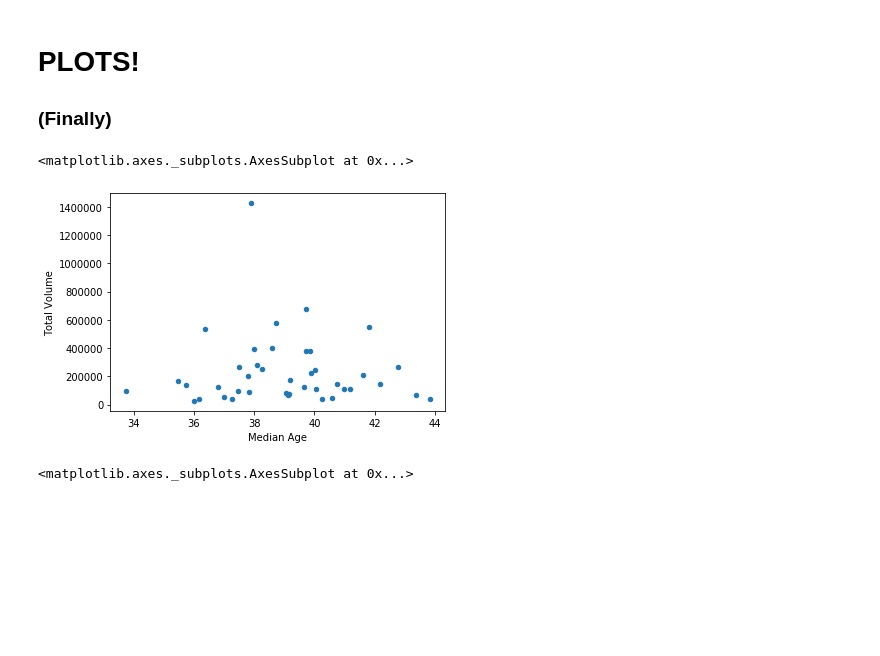
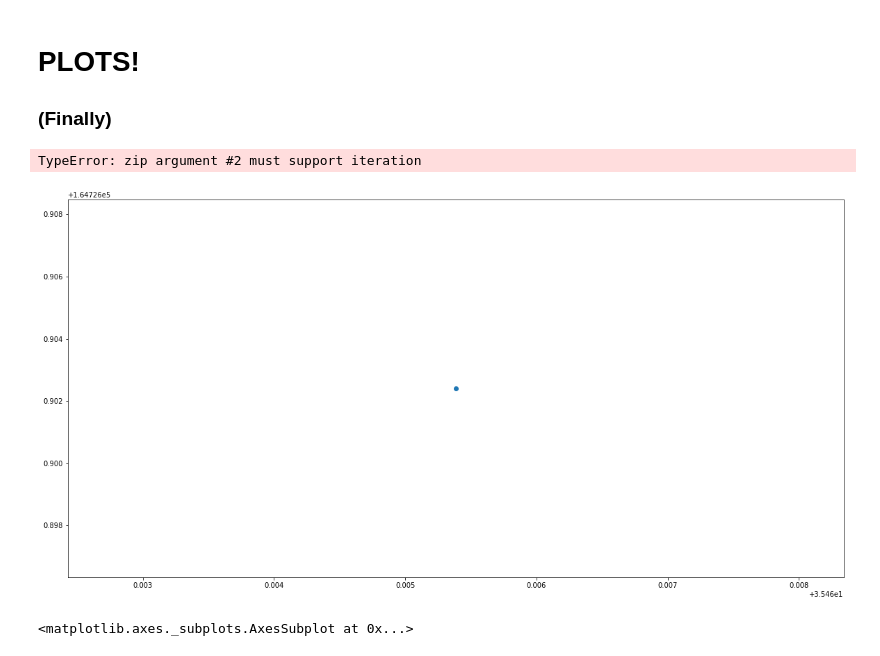
Before and after one commit to lourdesrm/AvocadoMadness, a Jupyter notebook: Consumption_Plots.ipynb, the cells around one changed output. Drawn from its saved outputs; the diff is of its cells as text; code cells hidden in the pictures; blank space fills up the shorter version.

```diff
--- a/Consumption_Plots.ipynb
+++ b/Consumption_Plots.ipynb
@@ -193,7 +210,7 @@ average_2015_df
 # drop unnecessary columns for plots
 
 final_average_2015_df = average_2015_df.drop(columns=['Zipcode', 'Household Income', 'Unnamed: 0', '4046', '4770', '4225', 'Total Bags', 'Small Bags', 'Large Bags', 'XLarge Bags'])
-#final_average_2015_df
+final_2015_df = final_average_2015_df.reset_index()
 # %%
 average_2016_df = census_2016_avg.merge(avocado_2016_avg, on='region', how='inner')
 average_2016_df
@@ -221,11 +240,39 @@ final_average_2017_df.head()
+# %%
+region_15 = final_2015_df['region']
+age_15 = final_2015_df['Median Age']
+total_15 = final_2015_df['Total Volume']
+income_15 = final_2015_df['Per Capita Income']
+
+region_16 = final_2016_df['region']
+age_16 = final_2016_df['Median Age']
+total_16 = final_2016_df['Total Volume']
+income_16 = final_2016_df['Per Capita Income']
+
+
+region_17 = final_2017_df['region']
+age_17 = final_2017_df['Median Age']
+total_17 = final_2017_df['Total Volume']
+income_17 = final_2017_df['Per Capita Income']
 # %% [markdown]
 # PLOTS!
 ### (Finally)
-# %%
-final_average_2015_df.plot(kind='scatter', x='Median Age', y='Total Volume')
-# %% [output]
-<matplotlib.axes._subplots.AxesSubplot at 0x...>
-[figure, removed]
+# %%
+# final_average_2015_df.plot(kind='scatter', x='Median Age', y='Total Volume')
+
+plt.figure(figsize=(20,10))
+plt.scatter(age_15, total_15, marker = 'o', cmap=plt.get_cmap('Spectral'))
+
+for region_15, age_15, total_15 in zip(region_15, age_15, total_15):
+    plt.annotate(
+        region_15,
+        xy=(age_15, total_15), xytext=(-20, 20),
+        textcoords='offset points', ha='right', va='bottom',
+        bbox=dict(boxstyle='round,pad=0.3', fc='yellow', alpha=0.5),
+        arrowprops=dict(arrowstyle = '->', connectionstyle='arc3,rad=0')
+    )
+# %% [output]
+TypeError: zip argument #2 must support iteration
+[figure, added]
 # %%
 final_average_2016_df.plot(kind='scatter', x='Median Age', y='Total Volume')
 # %% [output]
```
Also changed, not shown: parts of 6 cells of this notebook.
